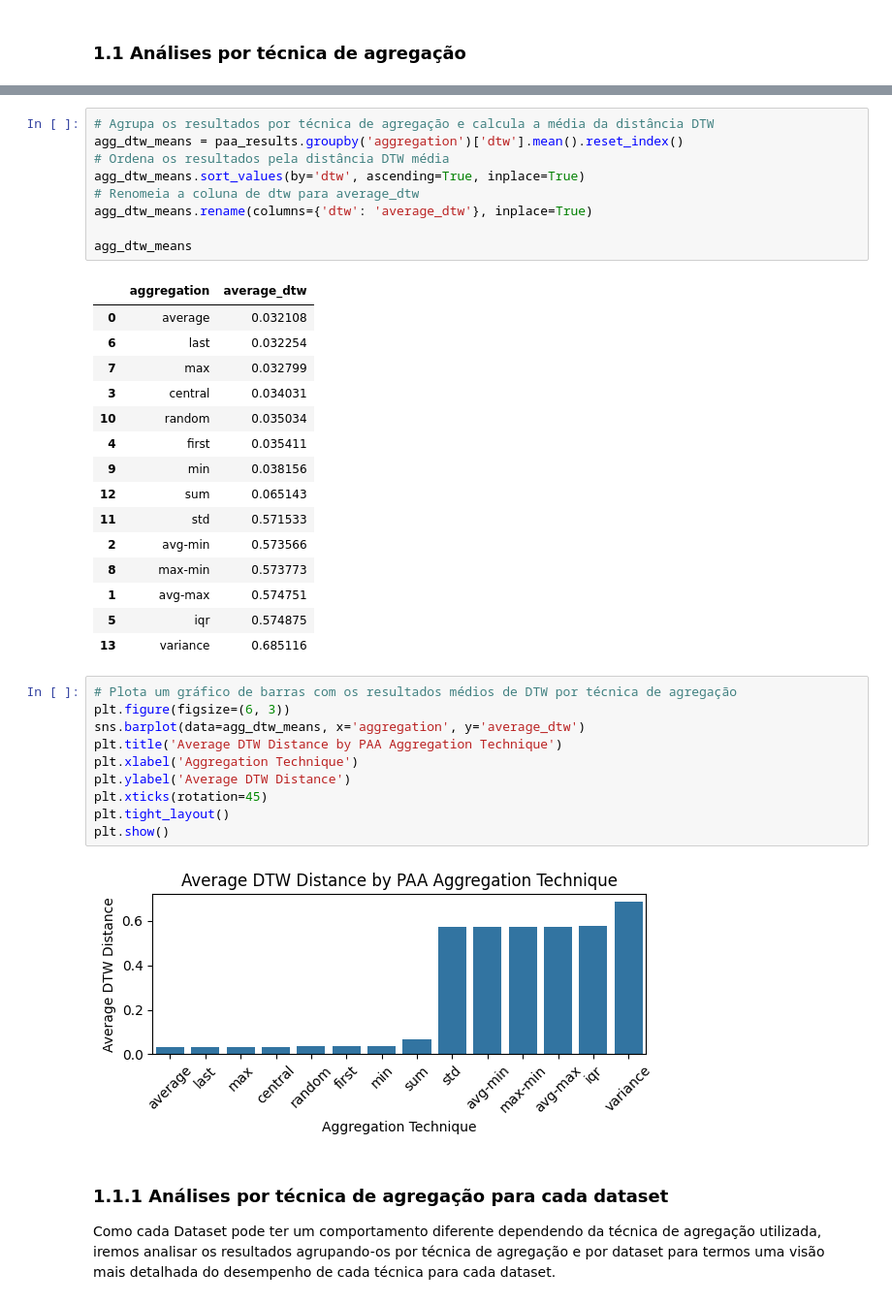
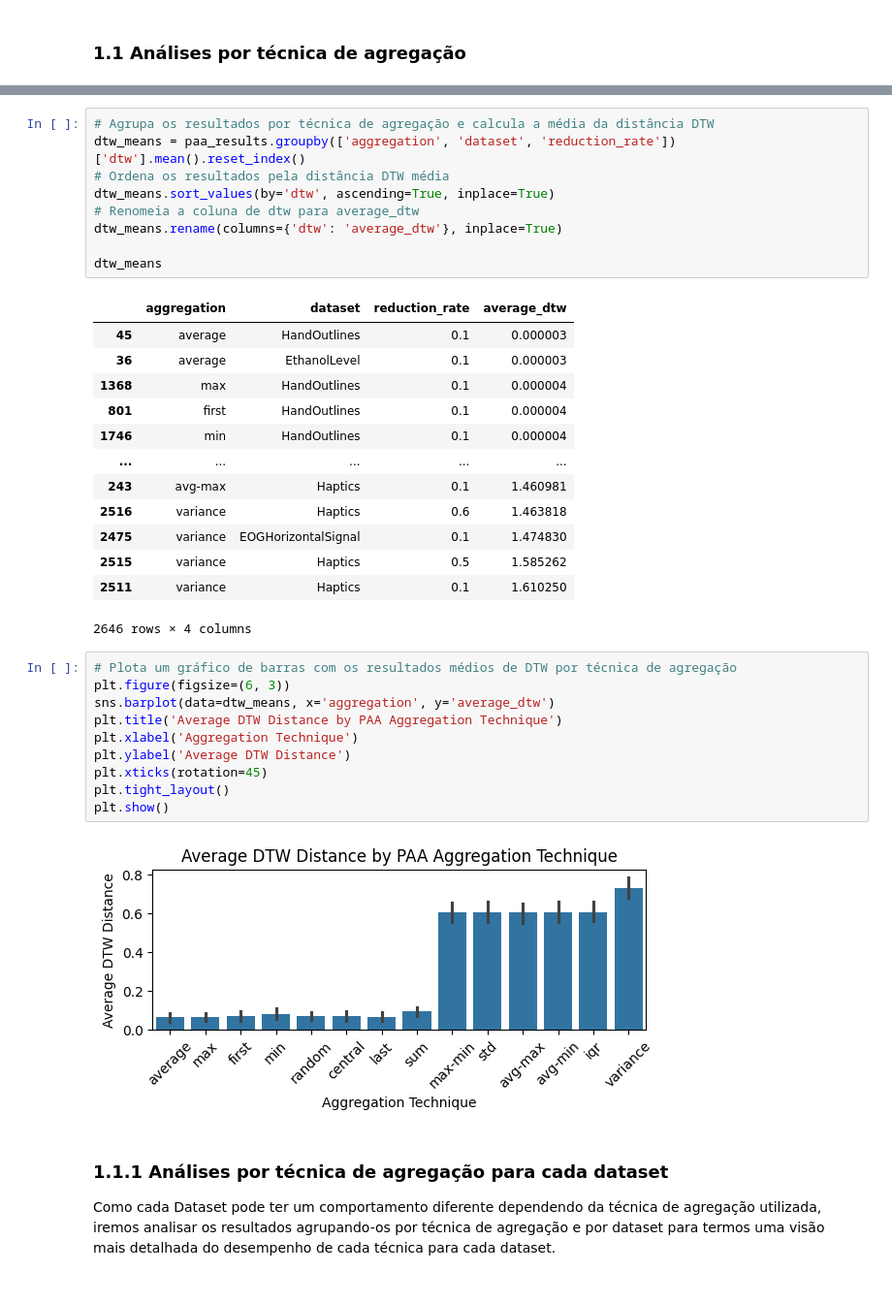
Before and after one commit to MoroFernando/time-series-dimensionality-reduction, a Jupyter notebook: reports/dtw.reports.ipynb, the cells around one changed output, grey strips where cells are left out. Shown at 97% size. Cells and saved outputs as stored; diff of their text form.

```diff
--- a/reports/dtw.reports.ipynb
+++ b/reports/dtw.reports.ipynb
@@ -96,41 +100,39 @@ for agg in aggs:
 - random
 # %%
 # Agrupa os resultados por técnica de agregação e calcula a média da distância DTW
-agg_dtw_means = paa_results.groupby('aggregation')['dtw'].mean().reset_index()
+dtw_means = paa_results.groupby(['aggregation', 'dataset', 'reduction_rate'])['dtw'].mean().reset_index()
 # Ordena os resultados pela distância DTW média
-agg_dtw_means.sort_values(by='dtw', ascending=True, inplace=True)
+dtw_means.sort_values(by='dtw', ascending=True, inplace=True)
 # Renomeia a coluna de dtw para average_dtw
-agg_dtw_means.rename(columns={'dtw': 'average_dtw'}, inplace=True)
+dtw_means.rename(columns={'dtw': 'average_dtw'}, inplace=True)
 
-agg_dtw_means
+dtw_means
 # %% [output]
-|  | aggregation | average_dtw |
-| 0 | average | 0.032108 |
-| 6 | last | 0.032254 |
-| 7 | max | 0.032799 |
-| 3 | central | 0.034031 |
-| 10 | random | 0.035034 |
-| 4 | first | 0.035411 |
-| 9 | min | 0.038156 |
-| 12 | sum | 0.065143 |
-| 11 | std | 0.571533 |
-| 2 | avg-min | 0.573566 |
-| 8 | max-min | 0.573773 |
-| 1 | avg-max | 0.574751 |
-| 5 | iqr | 0.574875 |
-| 13 | variance | 0.685116 |
+|  | aggregation | dataset | reduction_rate | average_dtw |
+| 45 | average | HandOutlines | 0.1 | 0.000003 |
+| 36 | average | EthanolLevel | 0.1 | 0.000003 |
+| 1368 | max | HandOutlines | 0.1 | 0.000004 |
+| 801 | first | HandOutlines | 0.1 | 0.000004 |
+| 1746 | min | HandOutlines | 0.1 | 0.000004 |
+| ... | ... | ... | ... | ... |
+| 243 | avg-max | Haptics | 0.1 | 1.460981 |
+| 2516 | variance | Haptics | 0.6 | 1.463818 |
+| 2475 | variance | EOGHorizontalSignal | 0.1 | 1.474830 |
+| 2515 | variance | Haptics | 0.5 | 1.585262 |
+| 2511 | variance | Haptics | 0.1 | 1.610250 |
+2646 rows × 4 columns
 # %%
 # Plota um gráfico de barras com os resultados médios de DTW por técnica de agregação
 plt.figure(figsize=(6, 3))
-sns.barplot(data=agg_dtw_means, x='aggregation', y='average_dtw')
+sns.barplot(data=dtw_means, x='aggregation', y='average_dtw')
 plt.title('Average DTW Distance by PAA Aggregation Technique')
 plt.xlabel('Aggregation Technique')
 plt.ylabel('Average DTW Distance')
 plt.xticks(rotation=45)
 plt.tight_layout()
 plt.show()
 # %% [output]
-[figure, old version]
+[figure, new version]
 # %% [markdown]
 ### 1.1.1 Análises por técnica de agregação para cada dataset
 
```
Also changed, not shown: parts of 6 cells of this notebook.
